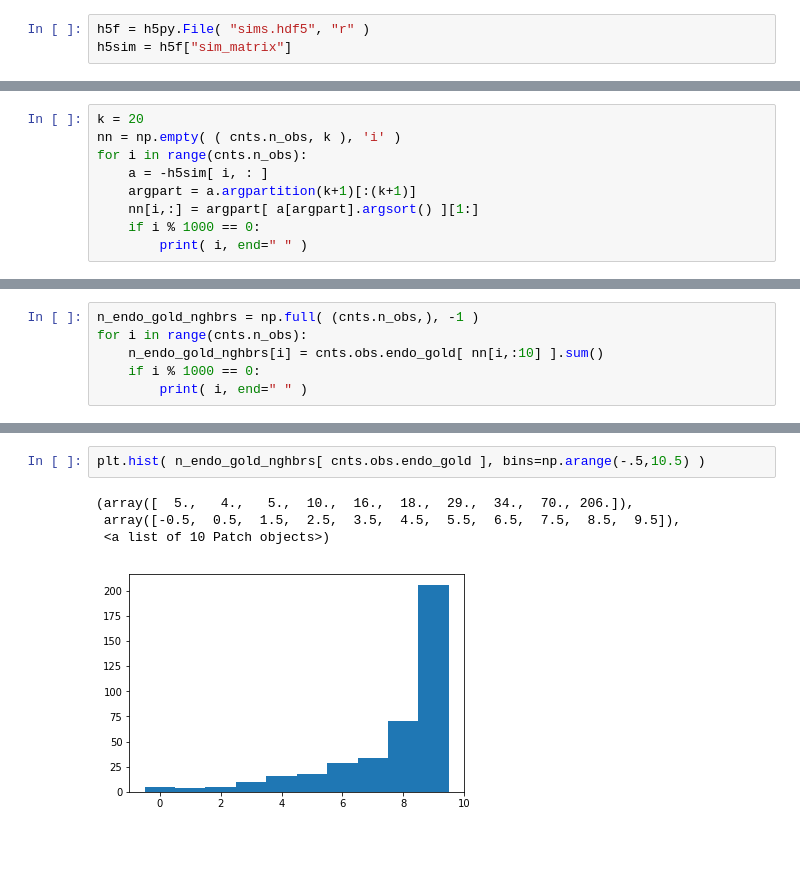
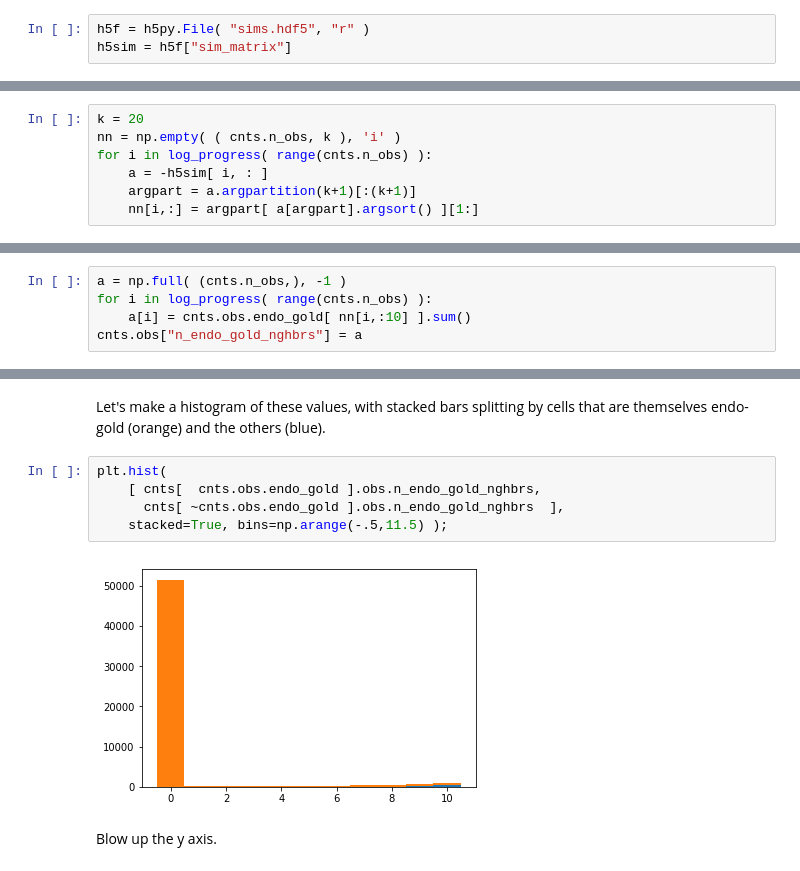
Before and after one commit to anders-biostat/sc_methods, a Jupyter notebook: Tm_dist/endo_neighbours.ipynb, the cells around one changed output, grey strips where cells are left out. Cells and saved outputs as stored; diff of their text form; blank space fills up the shorter version.

Commit message:
documented endo_neighbors until histogram

```diff
--- a/Tm_dist/endo_neighbours.ipynb
+++ b/Tm_dist/endo_neighbours.ipynb
@@ -24,10 +72,8 @@ Find k nearest neighbors
 # %%
 k = 20
 nn = np.empty( ( cnts.n_obs, k ), 'i' )
-for i in range(cnts.n_obs):
+for i in log_progress( range(cnts.n_obs) ):
     a = -h5sim[ i, : ]
     argpart = a.argpartition(k+1)[:(k+1)]
     nn[i,:] = argpart[ a[argpart].argsort() ][1:]
-    if i % 1000 == 0:
-        print( i, end=" " )
 # %% [output]
@@ -43,7 +83,6 @@ array([0.79035735, 0.78237766, 0.7818002 , 0.77985215, 0.77924466,
 # %%
-n_endo_gold_nghbrs = np.full( (cnts.n_obs,), -1 )
-for i in range(cnts.n_obs):
-    n_endo_gold_nghbrs[i] = cnts.obs.endo_gold[ nn[i,:10] ].sum()
-    if i % 1000 == 0:
-        print( i, end=" " )
+a = np.full( (cnts.n_obs,), -1 )
+for i in log_progress( range(cnts.n_obs) ):
+    a[i] = cnts.obs.endo_gold[ nn[i,:10] ].sum()
+cnts.obs["n_endo_gold_nghbrs"] = a
 # %% [output]
@@ -51,8 +90,12 @@ for i in range(cnts.n_obs):
+# %% [markdown]
+Let's make a histogram of these values, with stacked bars splitting by cells that are themselves endo-gold (orange) and the others (blue).
 # %%
-plt.hist( n_endo_gold_nghbrs[ cnts.obs.endo_gold ], bins=np.arange(-.5,10.5) )
+plt.hist(
+    [ cnts[  cnts.obs.endo_gold ].obs.n_endo_gold_nghbrs,
+      cnts[ ~cnts.obs.endo_gold ].obs.n_endo_gold_nghbrs  ],
+    stacked=True, bins=np.arange(-.5,11.5) );
 # %% [output]
-(array([  5.,   4.,   5.,  10.,  16.,  18.,  29.,  34.,  70., 206.]),
- array([-0.5,  0.5,  1.5,  2.5,  3.5,  4.5,  5.5,  6.5,  7.5,  8.5,  9.5]),
- <a list of 10 Patch objects>)
-[figure, old version]
+[figure, new version]
+# %% [markdown]
+Blow up the y axis.
 # %%
```
Also changed, not shown: parts of 24 cells of this notebook, 1 other file.
